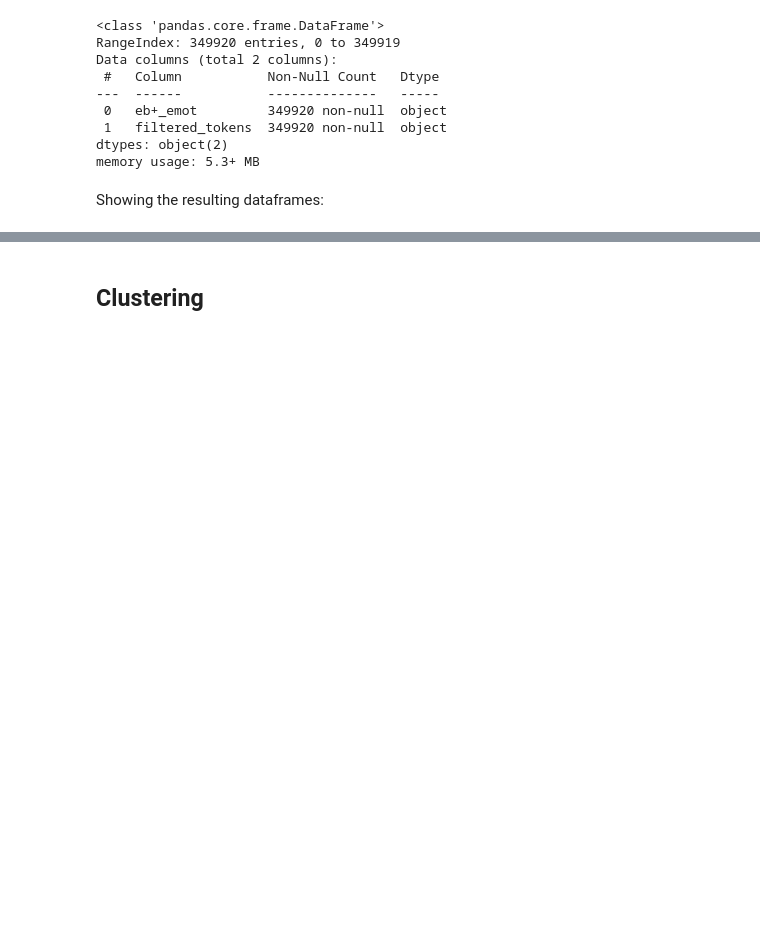
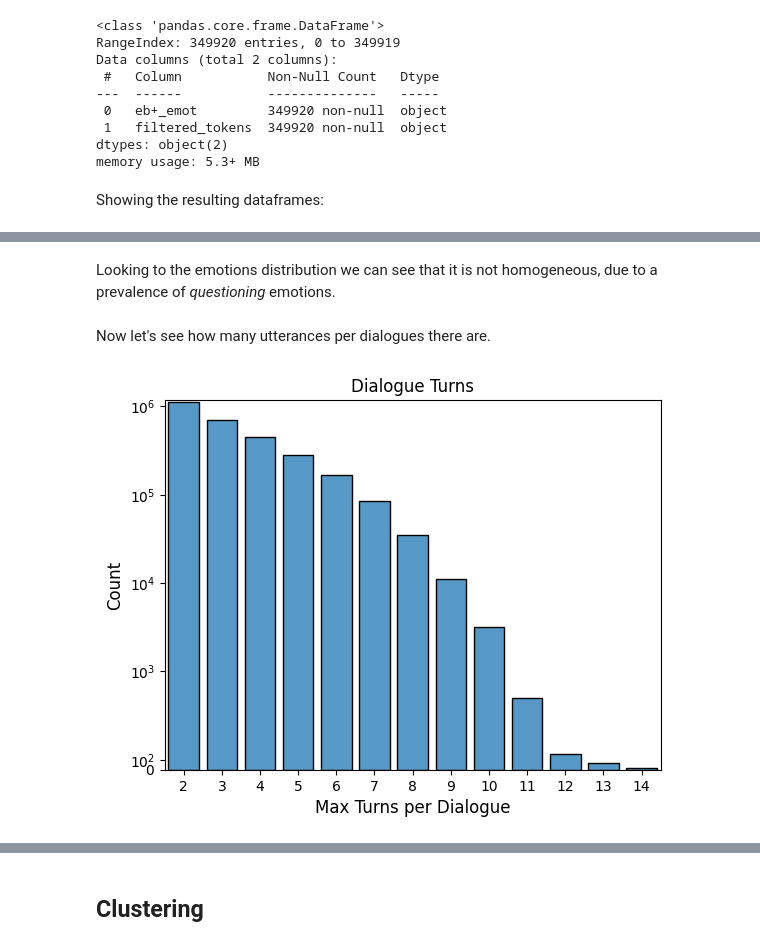
Before and after one commit to SimoneCallegarin/NLP_project, a Jupyter notebook: SA and TextGen on EDOS.ipynb, the cells around one changed output, grey strips where cells are left out. Saved outputs shown, nothing was run; the diff lists cells and outputs as text; code cells hidden in the pictures; blank space fills up the shorter version.

```diff
--- a/SA and TextGen on EDOS.ipynb
+++ b/SA and TextGen on EDOS.ipynb
@@ -617,0 +617,2 @@ print(tokens_df)
+# %%
+df_filtered = df
@@ -617,0 +646,12 @@ print(tokens_df)
+# %% [markdown]
+Looking to the emotions distribution we can see that it is not homogeneous, due to a prevalence of *questioning* emotions.
+# %% [markdown]
+Now let's see how many utterances per dialogues there are.
+# %%
+max_turns = df_filtered.groupby('dialogue_id')['turn'].transform('max')
+# %%
+sns.countplot(x=max_turns, facecolor='#5799C6', linewidth=1, edgecolor='black')
+plt.yscale('symlog', linthresh=1000)
+print_graph('Dialogue Turns', 'Max Turns per Dialogue', 'Count', False)
+# %% [output]
+[figure, added]
```
Also changed, not shown: parts of 105 cells of this notebook.
